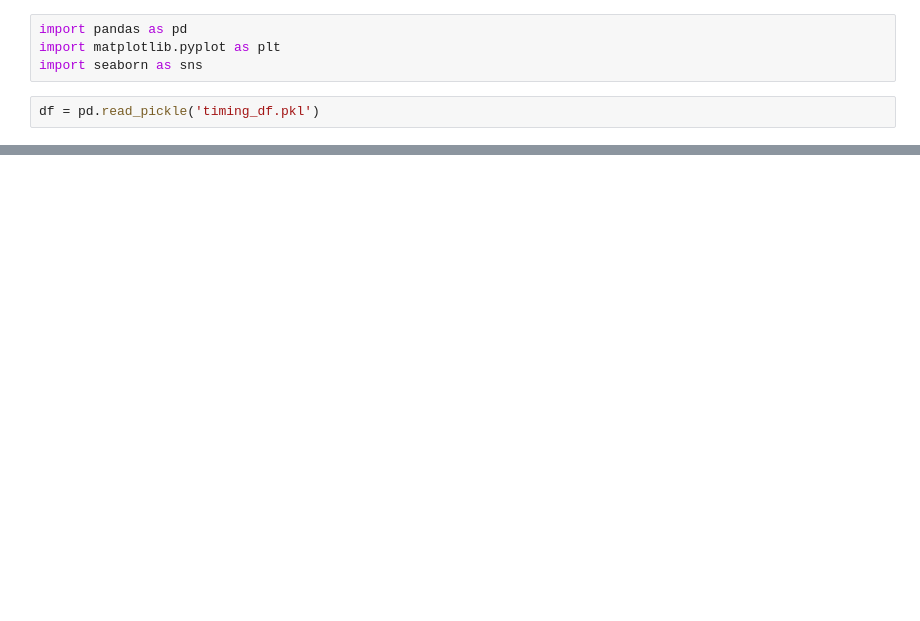
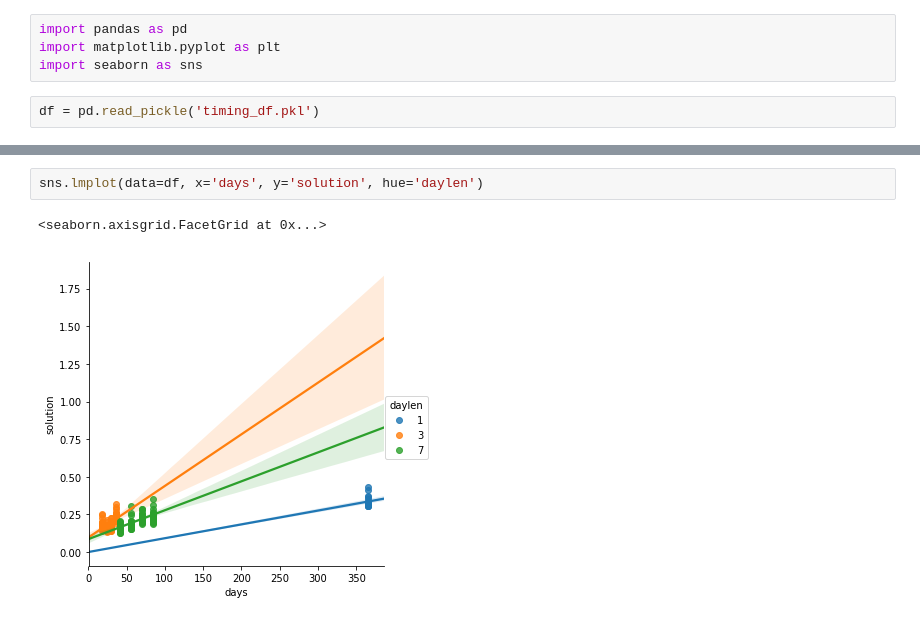
Before and after one commit to energyville/modesto, a Jupyter notebook: misc/RepresentativePeriods/plotTiming.ipynb, the cells around one changed output, grey strips where cells are left out. Drawn from its saved outputs; the diff is of its cells as text; blank space fills up the shorter version.

```diff
--- a/misc/RepresentativePeriods/plotTiming.ipynb
+++ b/misc/RepresentativePeriods/plotTiming.ipynb
@@ -27,0 +48,5 @@ df
+# %%
+sns.lmplot(data=df, x='days', y='solution', hue='daylen')
+# %% [output]
+<seaborn.axisgrid.FacetGrid at 0x...>
+[figure, added]
```
Also changed, not shown: parts of 9 cells of this notebook, 13 other files.
